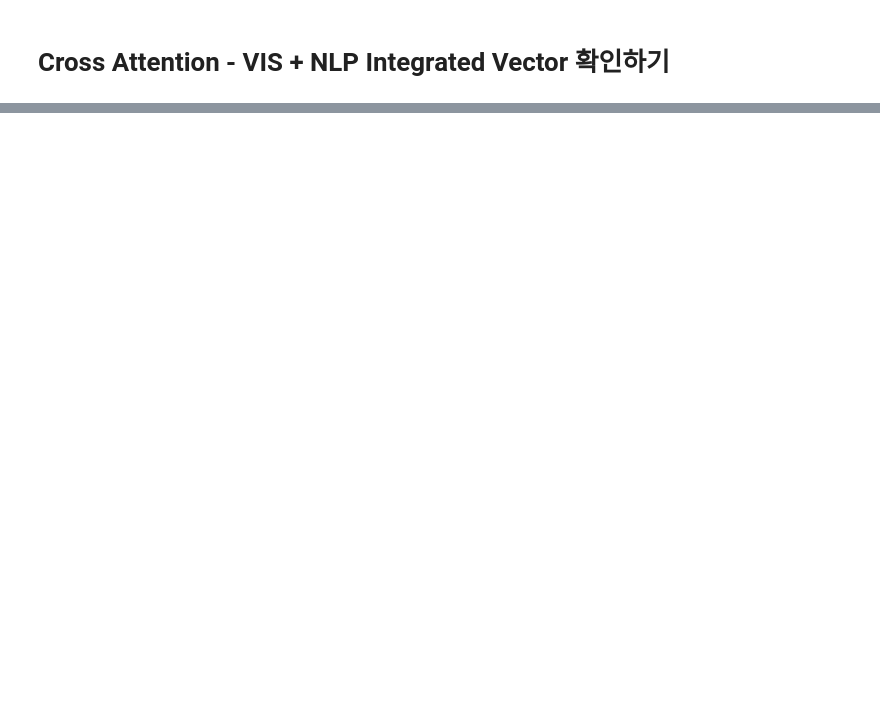
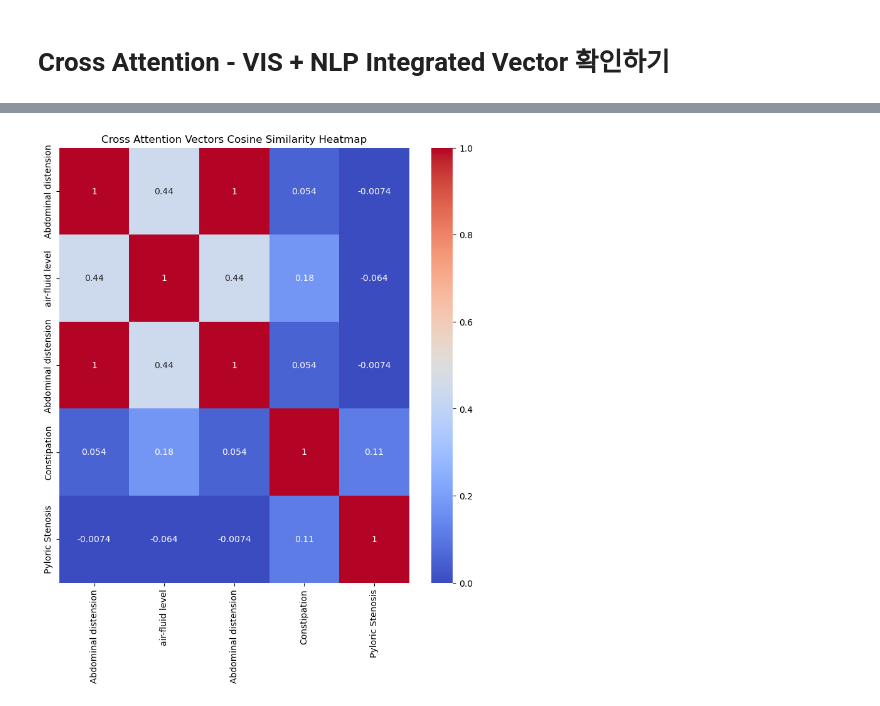
Before and after one commit to youse0ng/X_ray_Segmentation, a Jupyter notebook: Visnlp.ipynb, the cells around one changed output, grey strips where cells are left out. Drawn from its saved outputs; the diff is of its cells as text; code cells hidden in the pictures; blank space fills up the shorter version.

```diff
--- a/Visnlp.ipynb
+++ b/Visnlp.ipynb
@@ -3,6 +3,7 @@
 # %%
 from torch.utils.data import Dataset,DataLoader
 import joblib
+import torch.nn.functional as F
 import numpy as np
 import cv2
 from PIL import Image
@@ -18,7 +19,8 @@ class VisualNLPCustomDataset(Dataset):
     def __init__(self,dataframe,image_path):
         self.data = joblib.load(dataframe)
         self.image_path = image_path
-
+        self.mapping = {'선천성유문협착증':'Pyloric Stenosis','공기액체음영':'air-fluid level',
+                        '기복증':'Abdominal distension','변비':'Constipation','정상':'Normal'}
     def __len__(self):
         return self.data.shape[0]
 
@@ -28,11 +30,12 @@ class VisualNLPCustomDataset(Dataset):
         image = Image.open(image_path).convert('RGB')
         transform = transforms.ToTensor()
         image_tensor = transform(image)
-
-        return image_tensor, row['Caption']
+        meta = self.mapping[row['ImagePath'].split('.')[-1]]
+        return image_tensor, meta, row['Caption']
 
 train = VisualNLPCustomDataset('../Dataset/Train_Data.pkl','../Data/Training/01.원천데이터')
-image_tensor, text = train[0] # 3,512,512 (정규화된 Tensor Image: 소아 복부 X_ray : RGB), Caption: 'This plain abdominal radiograph reveals marked..'
+test = VisualNLPCustomDataset('../Dataset/Validation_Data.pkl','../Data/Validation/01.원천데이터')
+image_tensor, meta, text = train[0] # 3,512,512 (정규화된 Tensor Image: 소아 복부 X_ray : RGB), Caption: 'This plain abdominal radiograph reveals marked..'
 text
 # %% [output]
 'This plain abdominal radiograph of an about 1-month-old male infant shows markedly distended stomach.'
@@ -62,0 +260,15 @@ pos_embedding shape: torch.Size([1, 4096, 160])
+# %%
+import seaborn as sns
+cosine_sim = F.cosine_similarity(integrated_test_feature.unsqueeze(1), integrated_test_feature.unsqueeze(0), dim=-1)
+cosine_sim_np = cosine_sim.cpu().detach().numpy()
+
+# 라벨 (진단명)
+labels = batch_test_metas
+
+# 히트맵 그리기
+plt.figure(figsize=(9,9))
+sns.heatmap(cosine_sim_np, xticklabels=labels, yticklabels=labels, annot=True, cmap='coolwarm', vmin=0, vmax=1)
+plt.title("Cross Attention Vectors Cosine Similarity Heatmap")
+plt.show()
+# %% [output]
+[figure, added]
```
Also changed, not shown: parts of 17 cells of this notebook, 1 other file.
